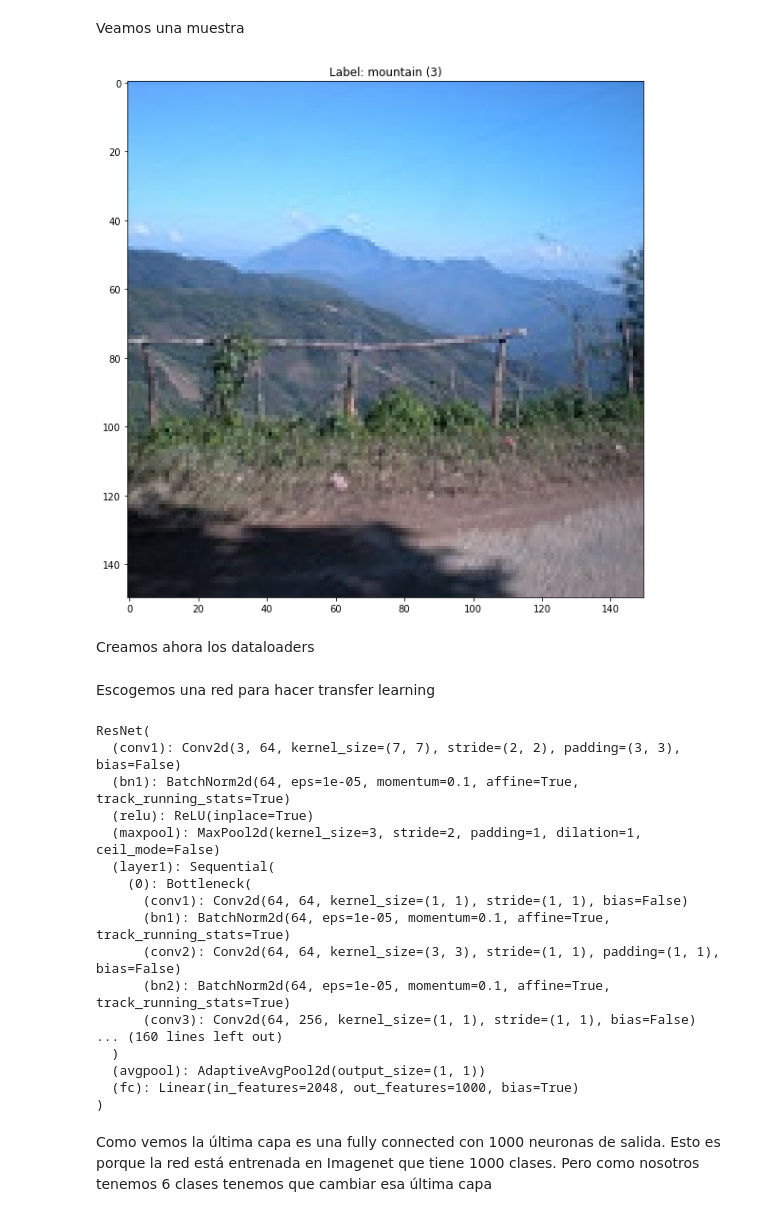
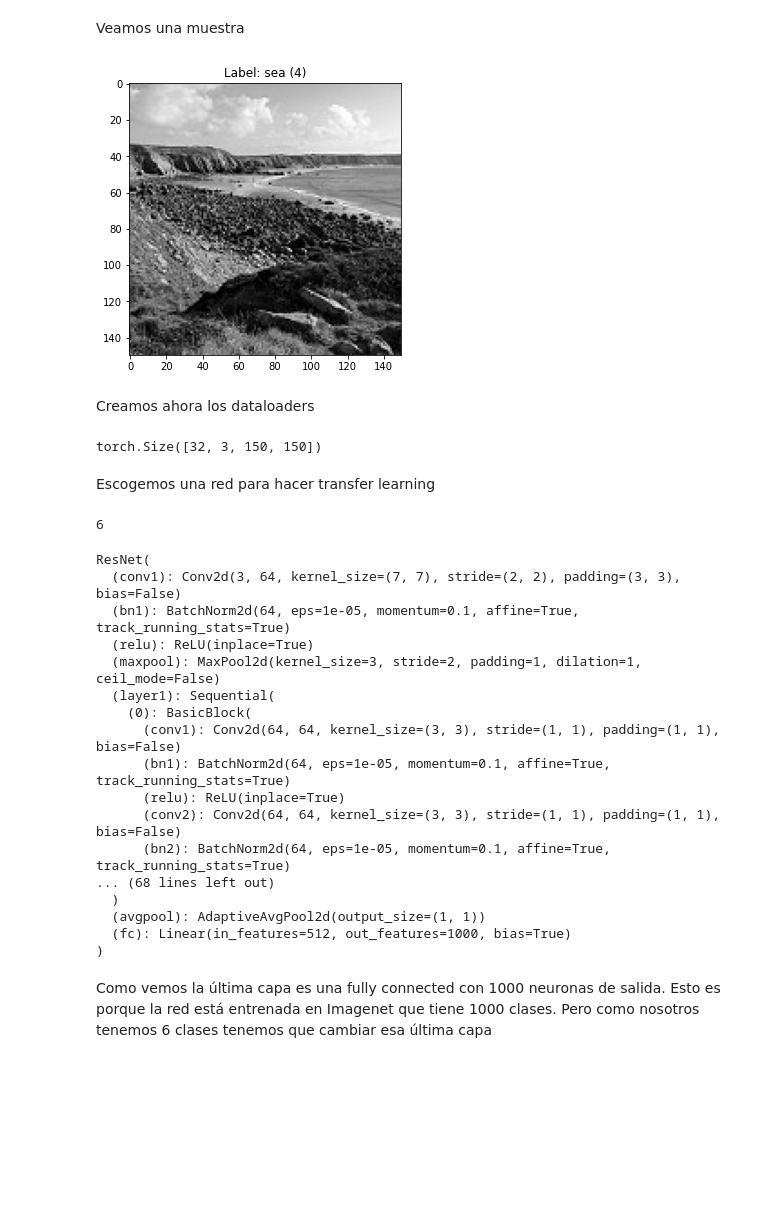
Before and after one commit to maximofn/Curso_Pytorch, a Jupyter notebook: 04 Redes convolucionales/13 Transfer learning.ipynb, the cells around one changed output. Drawn from its saved outputs; the diff is of its cells as text; code cells hidden in the pictures; blank space fills up the shorter version.

```diff
--- a/04 Redes convolucionales/13 Transfer learning.ipynb
+++ b/04 Redes convolucionales/13 Transfer learning.ipynb
@@ -194,7 +194,7 @@ classes = {'buildings': 0, 'forest': 1, 'glacier': 2, 'mountain': 3, 'sea': 4, '
 Creamos ahora un dataset
 # %%
 import torch
-from PIL import Image
+import cv2
 
 class IntelDataset(torch.utils.data.Dataset):
     def __init__(self, df, pred=False,):
@@ -205,9 +205,15 @@ class IntelDataset(torch.utils.data.Dataset):
         return len(self.df)
 
     def __getitem__(self, idx):
-        img = Image.open(self.df.iloc[idx, 0])
         if not self.pred:
-            label = classes[self.df.iloc[idx, 1]]
+            img = cv2.imread(self.df.iloc[idx, 0])  # Read image
+        else:
+            img = cv2.imread(self.df.iloc[idx]) # Read image
+        if img.shape[0] != 150 or img.shape[1] != 150:  # Resize image if needed
+            img = cv2.resize(img, (150, 150))
+        img = torch.from_numpy(img).permute(2, 0, 1).float()    # Convert to tensor and permute dimensions
+        if not self.pred:
+            label = torch.tensor(classes[self.df.iloc[idx, 1]]) # Get label
             return img, label
         return img
 
@@ -219,17 +225,17 @@ Veamos una muestra
 # %%
 import numpy as np
 import matplotlib.pyplot as plt
 
 idx = np.random.randint(0, len(ds_train))
 sample_img, sample_label = ds_train[idx]
 
 key = [k for k, v in classes.items() if v == sample_label][0]
-fig = plt.figure(figsize=(10, 10))
-plt.imshow(sample_img)
+fig = plt.figure(figsize=(5, 5))
+plt.imshow(sample_img.permute(1, 2, 0).numpy().astype(np.uint8))
 plt.title(f"Label: {key} ({sample_label})")
 plt.show()
 # %% [output]
-[figure, old version]
+[figure, new version]
 # %% [markdown]
 Creamos ahora los dataloaders
 # %%
@@ -241,9 +247,19 @@ dl_test = torch.utils.data.DataLoader(ds_test, batch_size=BS_test, shuffle=False
+# %%
+batch_img, batch_label = next(iter(dl_train))
+print(batch_img.shape)
+# %% [output]
+torch.Size([32, 3, 150, 150])
 # %% [markdown]
 Escogemos una red para hacer transfer learning
+# %%
+num_clases = len(classes)
+num_clases
+# %% [output]
+6
 # %%
-from torchvision.models import resnet50, ResNet50_Weights
+from torchvision.models import resnet18, ResNet18_Weights
 
-model = resnet50(weights="IMAGENET1K_V2")
+model = resnet18(weights=ResNet18_Weights.DEFAULT)
 model
 # %% [output]
 ResNet(
@@ -252,16 +268,16 @@ ResNet(
   (relu): ReLU(inplace=True)
   (maxpool): MaxPool2d(kernel_size=3, stride=2, padding=1, dilation=1, ceil_mode=False)
   (layer1): Sequential(
-    (0): Bottleneck(
-      (conv1): Conv2d(64, 64, kernel_size=(1, 1), stride=(1, 1), bias=False)
+    (0): BasicBlock(
+      (conv1): Conv2d(64, 64, kernel_size=(3, 3), stride=(1, 1), padding=(1, 1), bias=False)
       (bn1): BatchNorm2d(64, eps=1e-05, momentum=0.1, affine=True, track_running_stats=True)
+      (relu): ReLU(inplace=True)
       (conv2): Conv2d(64, 64, kernel_size=(3, 3), stride=(1, 1), padding=(1, 1), bias=False)
       (bn2): BatchNorm2d(64, eps=1e-05, momentum=0.1, affine=True, track_running_stats=True)
-      (conv3): Conv2d(64, 256, kernel_size=(1, 1), stride=(1, 1), bias=False)
-... (160 lines left out)
+... (68 lines left out)
   )
   (avgpool): AdaptiveAvgPool2d(output_size=(1, 1))
-  (fc): Linear(in_features=2048, out_features=1000, bias=True)
+  (fc): Linear(in_features=512, out_features=1000, bias=True)
 )
 # %% [markdown]
 Como vemos la última capa es una fully connected con 1000 neuronas de salida. Esto es porque la red está entrenada en Imagenet que tiene 1000 clases. Pero como nosotros tenemos 6 clases tenemos que cambiar esa última capa
```
Also changed, not shown: parts of 13 cells of this notebook.
